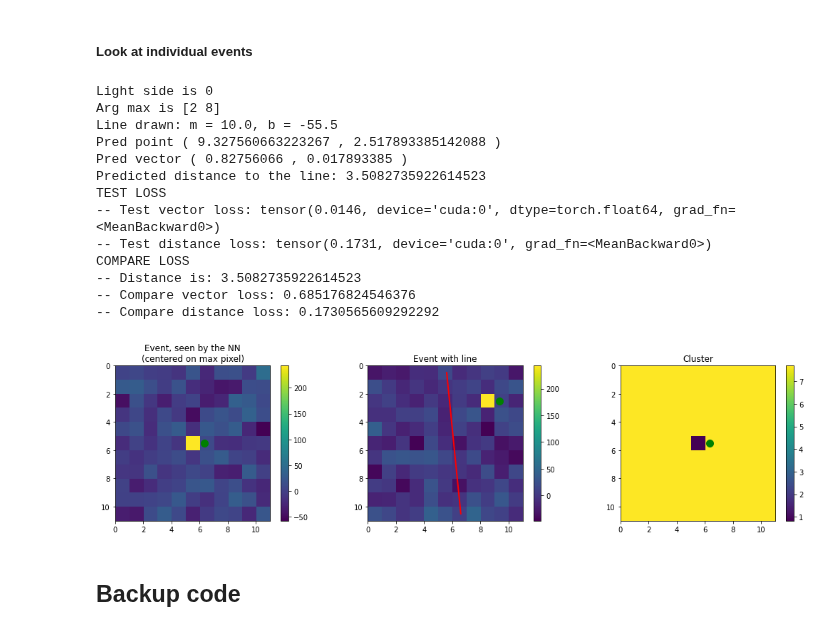
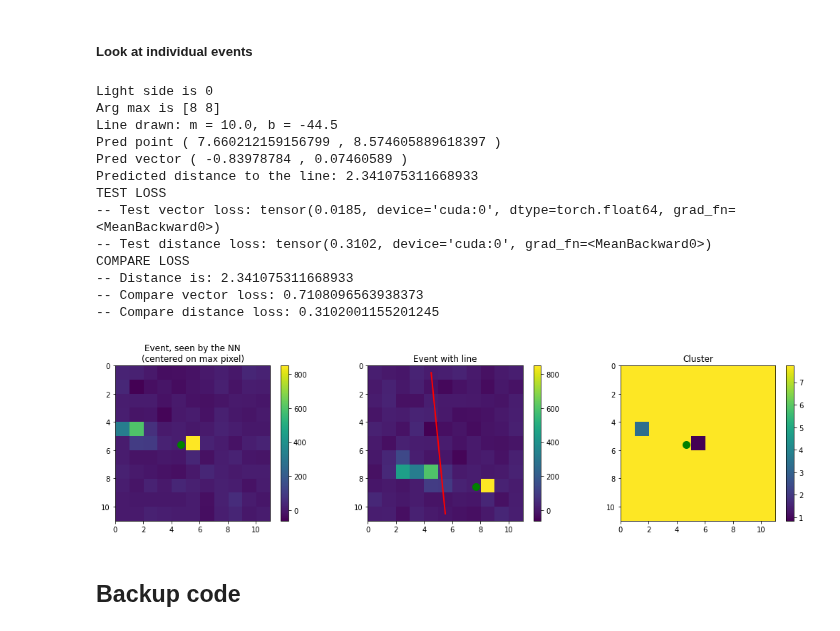
Before and after one commit to jerenner/emsim, a Jupyter notebook: notebooks/emsim_dataproc.ipynb, the cells around one changed output. Drawn from its saved outputs; the diff is of its cells as text; code cells hidden in the pictures.

```diff
--- a/notebooks/emsim_dataproc.ipynb
+++ b/notebooks/emsim_dataproc.ipynb
@@ -445,11 +445,11 @@ len(valid_subimages)
 # %%
 modeldir = '/home/jrenner/local/jerenner/emsim/models'
 lrate       = 1e-3   # Learning rate to use in the training.
-load_model  = False   # Load an existing model
+load_model  = True   # Load an existing model
 tr.augment  = False  # Enable/disable data augmentation
 epoch_start = 0      # Number of initial epoch
-epoch_end   = 50    # Number of final epoch
-model_load_checkpoint = "{}/model_init_0.pt".format(modeldir)
+epoch_end   = 200    # Number of final epoch
+model_load_checkpoint = "{}/realdata/model_150k_symmetrized.pt".format(modeldir)
 
 # Create the dataset.
 dataset_train = tr.RealFrameDataset("/home/jrenner/local/jerenner/emsim/notebooks/subimgs_170k_left.npz",
@@ -457,7 +457,7 @@ dataset_train = tr.RealFrameDataset("/home/jrenner/local/jerenner/emsim/notebook
                                     0,150000)
 dataset_val = tr.RealFrameDataset("/home/jrenner/local/jerenner/emsim/notebooks/subimgs_170k_left.npz",
                                   "/home/jrenner/local/jerenner/emsim/notebooks/subimgs_173k_right.npz",
-                                  150000,170000)
+                                  150000,20000)
 
 # Create the loaders.
 train_loader = DataLoader(dataset_train, batch_size=1000, shuffle=False, collate_fn=tr.my_collate_reg_line_realdata, num_workers=1)
@@ -518,8 +494,8 @@ KeyboardInterrupt:
 ##### Look at individual events
 # %%
 # Look at individual events
-evt_plt = 31
-evt_item = dataset_train[evt_plt]
+evt_plt = 120
+evt_item = dataset_val[evt_plt]
 evt_frame_cmax = np.array(evt_item[0])
 evt_frame      = np.array(evt_item[1])
 evt_argmax     = np.array(evt_item[2])
@@ -529,8 +505,6 @@ evt_line_m     = evt_item[5]
 evt_line_b     = evt_item[6]
 print("Light side is",evt_lside)
 print("Arg max is",evt_argmax)
-
-evt_frame_cmax = np.copy(np.flip(evt_frame_cmax,axis=0))
 
 # Information for drawing the line.
 nrows = evt_frame.shape[0]
@@ -582,44 +556,44 @@ col_coords = torch.tensor(indices[1] + 0.5 - ((emnet.EVT_SIZE-1)/2 + 0.5)).repea
 print("TEST LOSS")
 #loss_vec, loss_dist = tr.loss_reg_edge(torch.tensor([[evt_err[0],evt_err[1]]]), np.array([evt_argmax]), line_m, line_b, evt_lside)
 loss_vec, loss_dist, dist_reco_masked = tr.loss_reg_edge(data.squeeze(1), torch.tensor(evt_item[3]).unsqueeze(0).cuda(), output_score, row_coords, col_coords, torch.tensor([evt_argmax]).cuda(), evt_line_m, evt_line_b, evt_lside)
 print("-- Test vector loss:",loss_vec)
 print("-- Test distance loss:",loss_dist)
 
 ax3 = fig.add_subplot(133)
 plt.imshow(dist_reco_masked.cpu().detach().squeeze(0).numpy(),extent=[0,11,11,0])
 #ax3.plot([evt_err[0]+5.5],[evt_err[1]+5.5],color='red',marker='*',markersize=10)
 ax3.plot([pred_err[0]+5.5],[pred_err[1]+5.5],color='green',marker='o',markersize=10)
 plt.colorbar()
 plt.title("Cluster")
 xfit = np.arange(0,ncols-1,0.1)
 yfit = evt_line_m*xfit + evt_line_b
 
 print("COMPARE LOSS")
 if(evt_lside == 1):
     dist_pred *= -1
 sigma_dist = 2
 loss_vec = (pred_err[0]**2 + pred_err[1]**2)
 loss_dist = np.exp(-dist_pred/sigma_dist)
 print("-- Distance is:",dist_pred)
 print("-- Compare vector loss:",loss_vec)
 print("-- Compare distance loss:",loss_dist)
 #print("True vector is ({},{})".format(evt_vec[0],evt_vec[1]))
 #print("Predicted vector is ({},{})".format(pred_vec[0],pred_vec[1]))
 # %% [output]
 Light side is 0
-Arg max is [2 8]
-Line drawn: m = 10.0, b = -55.5
-Pred point ( 9.327560663223267 , 2.517893385142088 )
-Pred vector ( 0.82756066 , 0.017893385 )
-Predicted distance to the line: 3.5082735922614523
+Arg max is [8 8]
+Line drawn: m = 10.0, b = -44.5
+Pred point ( 7.660212159156799 , 8.574605889618397 )
+Pred vector ( -0.83978784 , 0.07460589 )
+Predicted distance to the line: 2.341075311668933
 TEST LOSS
--- Test vector loss: tensor(0.0146, device='cuda:0', dtype=torch.float64, grad_fn=<MeanBackward0>)
--- Test distance loss: tensor(0.1731, device='cuda:0', grad_fn=<MeanBackward0>)
+-- Test vector loss: tensor(0.0185, device='cuda:0', dtype=torch.float64, grad_fn=<MeanBackward0>)
+-- Test distance loss: tensor(0.3102, device='cuda:0', grad_fn=<MeanBackward0>)
 COMPARE LOSS
--- Distance is: 3.5082735922614523
--- Compare vector loss: 0.685176824546376
--- Compare distance loss: 0.1730565609292292
+-- Distance is: 2.341075311668933
+-- Compare vector loss: 0.7108096563938373
+-- Compare distance loss: 0.3102001155201245
-[figure, old version]
+[figure, new version]
 # %% [markdown]
 ## Backup code
 # %%
```
Also changed, not shown: parts of 1 cell of this notebook, 1 other file.
